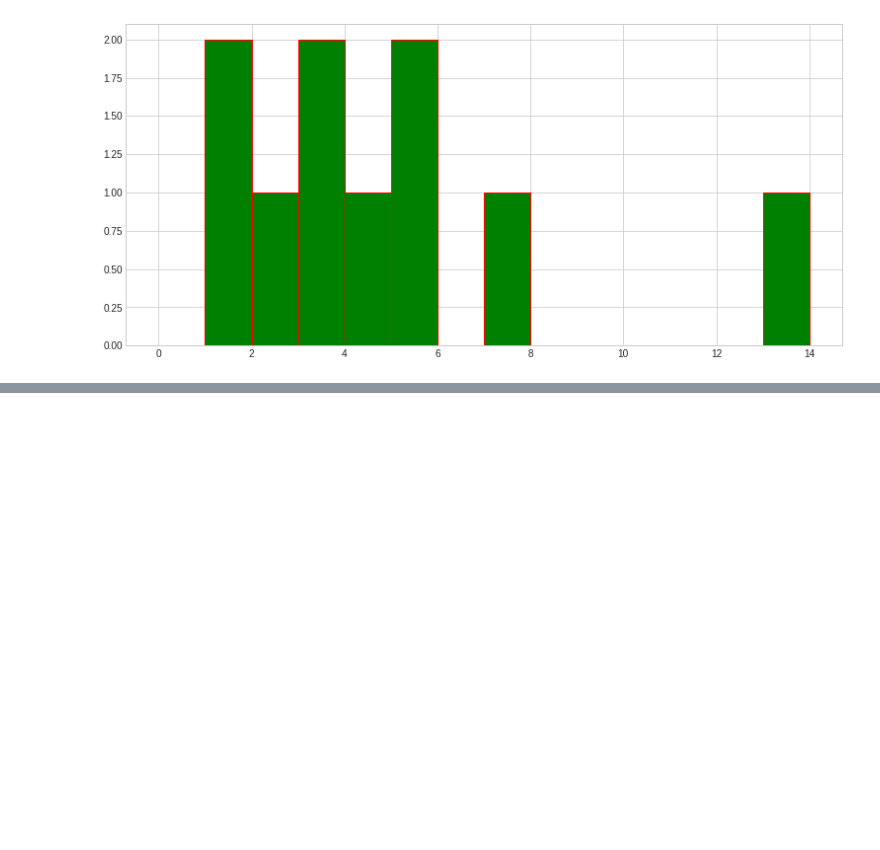
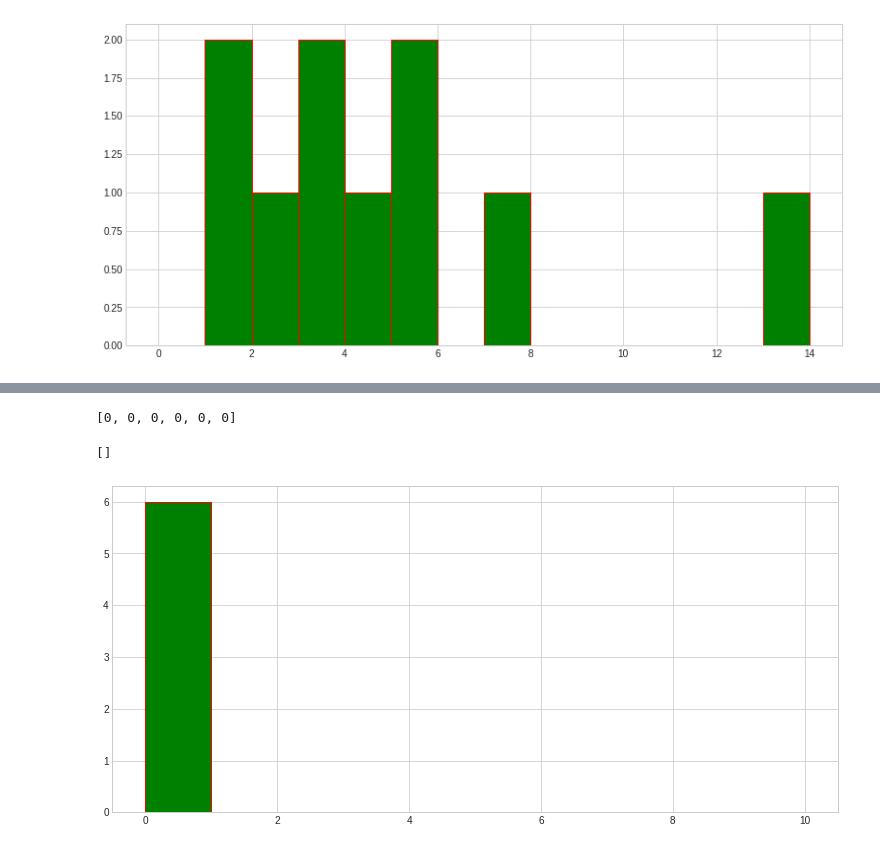
Before and after one commit to LucasMagnana/cycling-predictive-model, a Jupyter notebook: time.ipynb, the cells around one changed output, grey strips where cells are left out. Cells and saved outputs as stored; diff of their text form; code cells hidden in the pictures; blank space fills up the shorter version.

Commit message:
temporal cluster + test cluestering NN

```diff
--- a/time.ipynb
+++ b/time.ipynb
@@ -83,0 +94,3 @@ plt.plot()
+# %%
+with open("files/"+project_folder+"_wtime/clustering/dbscan_observations.dict",'rb') as infile:
+    spatial_clusters = pickle.load(infile)
@@ -97,0 +126,10 @@ NameError: name 'mean' is not defined
+# %%
+kmeans = KMeans(n_clusters=10, random_state=0)
+temporal_clusters = cl.cluster(tab_time_specification, kmeans)
+
+dict_temporal_clusters = cl.tab_clusters_to_dict(temporal_clusters)
+
+cl.cluster_properties(dict_temporal_clusters, tab_time_specification, temporal_clusters)
+print(len(dict_temporal_clusters)-1, "clusters")
+print("noise:", temporal_clusters.tolist().count(-1))
+print("size of clusters:", [len(dict_temporal_clusters[key]) for key in dict_temporal_clusters])
@@ -97,0 +146,14 @@ NameError: name 'mean' is not defined
+# %%
+num_cluster = 75
+tab_hist = []
+
+for num_route in spatial_clusters[num_cluster]:
+    tab_hist.append(temporal_clusters[num_route])
+print(tab_hist)
+fig = plt.figure(figsize=graph_size)
+values, _, _ = plt.hist(tab_hist, range(0, max(temporal_clusters)+2), color='green', edgecolor = 'red')
+plt.plot()
+# %% [output]
+[0, 0, 0, 0, 0, 0]
+[]
+[figure, added]
```
Also changed, not shown: parts of 6 cells of this notebook, 5 other files.
